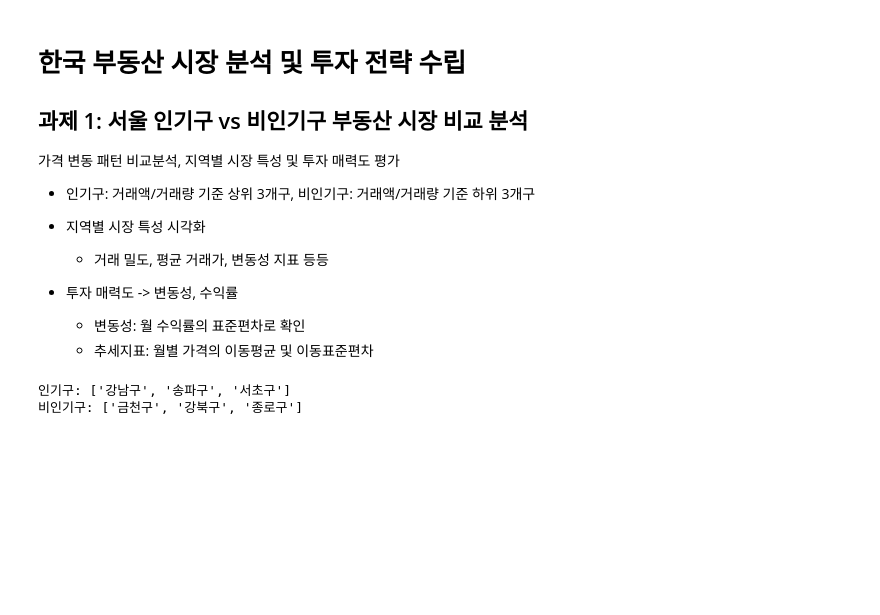
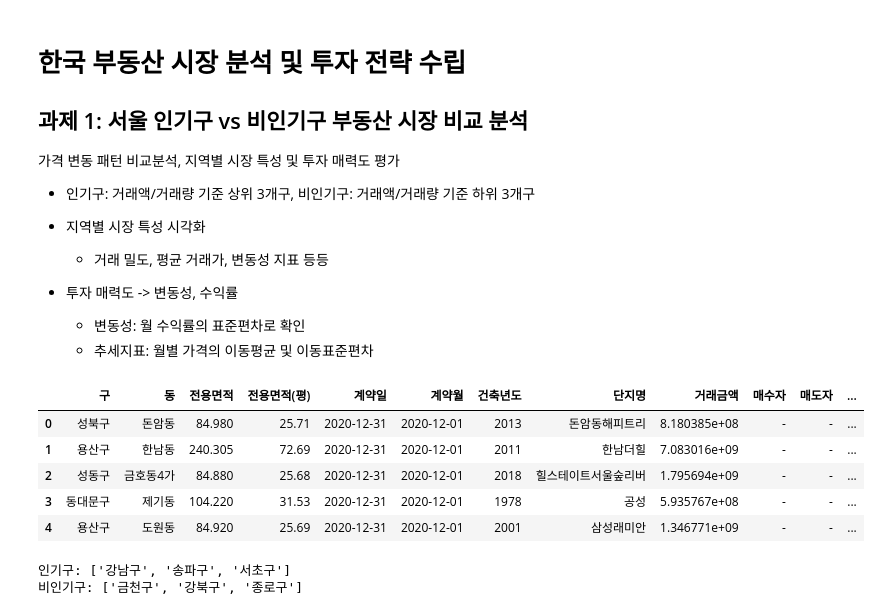
Before and after one commit to krystallinekim/pjt-DataAnalysis-Korean_Real_Estate, a Jupyter notebook: 01_market_comparison.ipynb, the cells around one changed output. Cells and saved outputs as stored; diff of their text form; code cells hidden in the pictures; blank space fills up the shorter version.

```diff
--- a/01_market_comparison.ipynb
+++ b/01_market_comparison.ipynb
@@ -15,22 +15,29 @@
 # %%
 import numpy as np
 import pandas as pd
 import matplotlib.pyplot as plt
 import seaborn as sns
 import warnings
 from IPython.display import display
 
 warnings.filterwarnings('ignore')
 
 plt.rcParams['font.family'] = 'Malgun Gothic'
 plt.rcParams['axes.unicode_minus'] = False
 
 df_sales = pd.read_csv('./data/sales_clean.csv')
 df_sales['계약일'] = pd.to_datetime(df_sales['계약일'], format='%Y%m%d')
 
 df_sales_copy = df_sales.copy()
 df_sales_copy = df_sales_copy[df_sales_copy['공공임대'].isna()]
-# display(df_sales_copy.head())
+display(df_sales_copy.head())
+# %% [output]
+|  | 구 | 동 | 전용면적 | 전용면적(평) | 계약일 | 계약월 | 건축년도 | 단지명 | 거래금액 | 매수자 | 매도자 | ... |
+| 0 | 성북구 | 돈암동 | 84.980 | 25.71 | 2020-12-31 | 2020-12-01 | 2013 | 돈암동해피트리 | 8.180385e+08 | - | - | ... |
+| 1 | 용산구 | 한남동 | 240.305 | 72.69 | 2020-12-31 | 2020-12-01 | 2011 | 한남더힐 | 7.083016e+09 | - | - | ... |
+| 2 | 성동구 | 금호동4가 | 84.880 | 25.68 | 2020-12-31 | 2020-12-01 | 2018 | 힐스테이트서울숲리버 | 1.795694e+09 | - | - | ... |
+| 3 | 동대문구 | 제기동 | 104.220 | 31.53 | 2020-12-31 | 2020-12-01 | 1978 | 공성 | 5.935767e+08 | - | - | ... |
+| 4 | 용산구 | 도원동 | 84.920 | 25.69 | 2020-12-31 | 2020-12-01 | 2001 | 삼성래미안 | 1.346771e+09 | - | - | ... |
 # %%
 # 인기구/비인기구 정의 - 최근 12개월 기준 누적 거래액 기준 상위 3개구 / 하위 3개구
 
```
Also changed, not shown: parts of 8 cells of this notebook, 3 other files.
